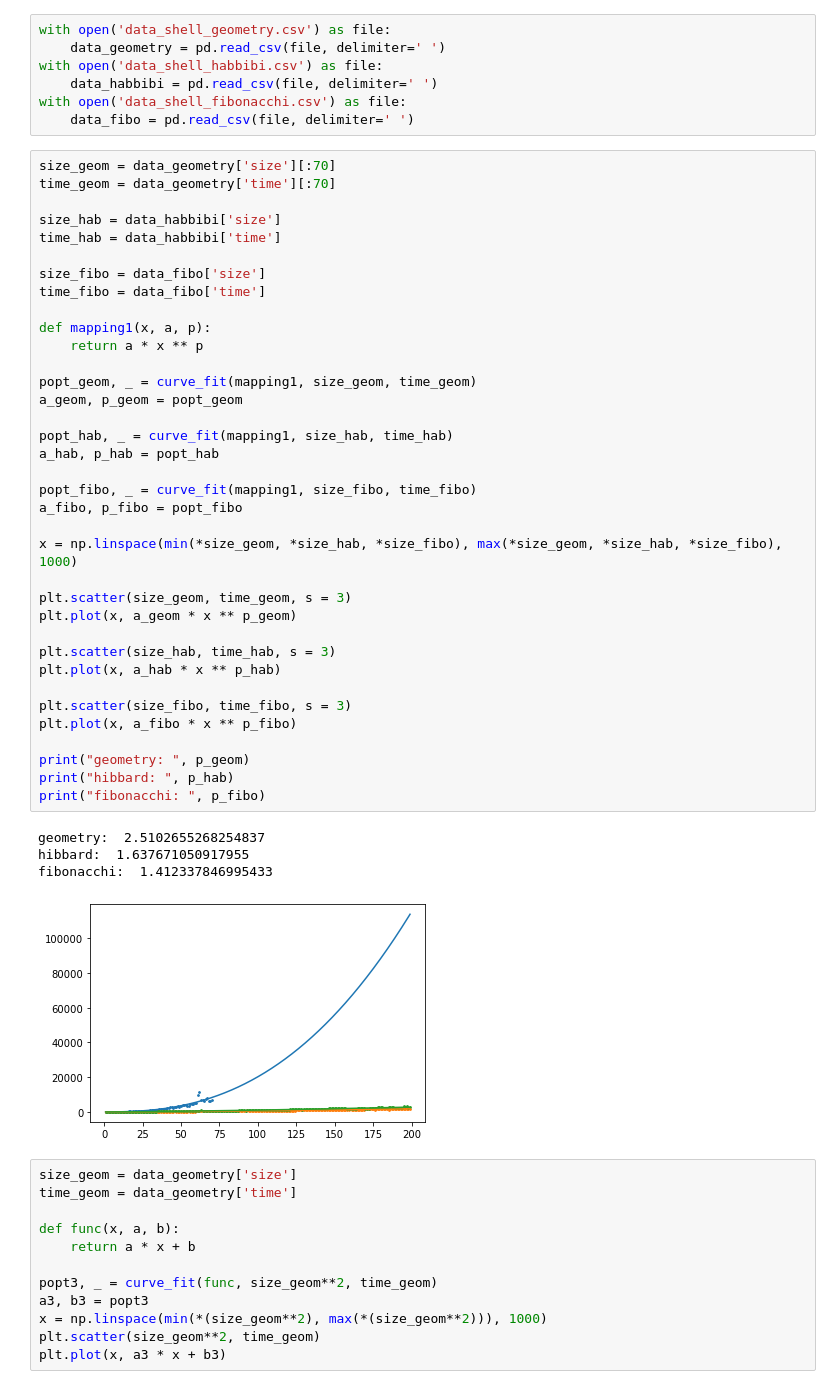
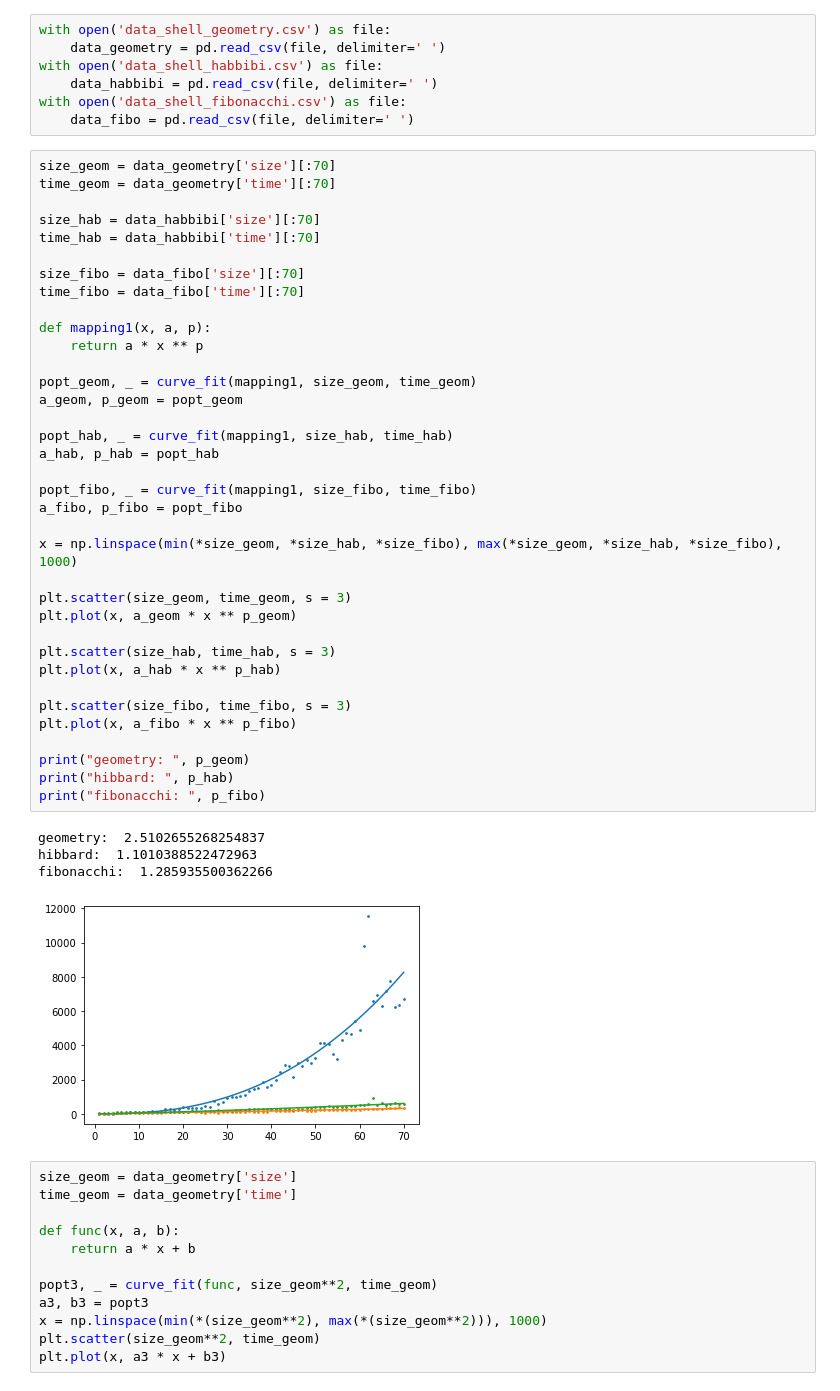
Before and after one commit to phystech-lunev-da/programming-semestr2, a Jupyter notebook: lab2/task1/Graphic.ipynb, the cells around one changed output. Cells and saved outputs as stored; diff of their text form.

```diff
--- a/lab2/task1/Graphic.ipynb
+++ b/lab2/task1/Graphic.ipynb
@@ -64,43 +64,43 @@ with open('data_shell_fibonacchi.csv') as file:
 size_geom = data_geometry['size'][:70]
 time_geom = data_geometry['time'][:70]
 
-size_hab = data_habbibi['size']
-time_hab = data_habbibi['time']
+size_hab = data_habbibi['size'][:70]
+time_hab = data_habbibi['time'][:70]
 
-size_fibo = data_fibo['size']
-time_fibo = data_fibo['time']
+size_fibo = data_fibo['size'][:70]
+time_fibo = data_fibo['time'][:70]
 
 def mapping1(x, a, p):
     return a * x ** p
 
 popt_geom, _ = curve_fit(mapping1, size_geom, time_geom)
 a_geom, p_geom = popt_geom
 
 popt_hab, _ = curve_fit(mapping1, size_hab, time_hab)
 a_hab, p_hab = popt_hab
 
 popt_fibo, _ = curve_fit(mapping1, size_fibo, time_fibo)
 a_fibo, p_fibo = popt_fibo
 
 x = np.linspace(min(*size_geom, *size_hab, *size_fibo), max(*size_geom, *size_hab, *size_fibo), 1000)
 
 plt.scatter(size_geom, time_geom, s = 3)
 plt.plot(x, a_geom * x ** p_geom)
 
 plt.scatter(size_hab, time_hab, s = 3)
 plt.plot(x, a_hab * x ** p_hab)
 
 plt.scatter(size_fibo, time_fibo, s = 3)
 plt.plot(x, a_fibo * x ** p_fibo)
 
 print("geometry: ", p_geom)
 print("hibbard: ", p_hab)
 print("fibonacchi: ", p_fibo)
 # %% [output]
 geometry:  2.5102655268254837
-hibbard:  1.637671050917955
-fibonacchi:  1.412337846995433
+hibbard:  1.1010388522472963
+fibonacchi:  1.285935500362266
-[figure, old version]
+[figure, new version]
 # %%
 size_geom = data_geometry['size']
 time_geom = data_geometry['time']
```
Also changed, not shown: parts of 2 cells of this notebook, 6 other files.
